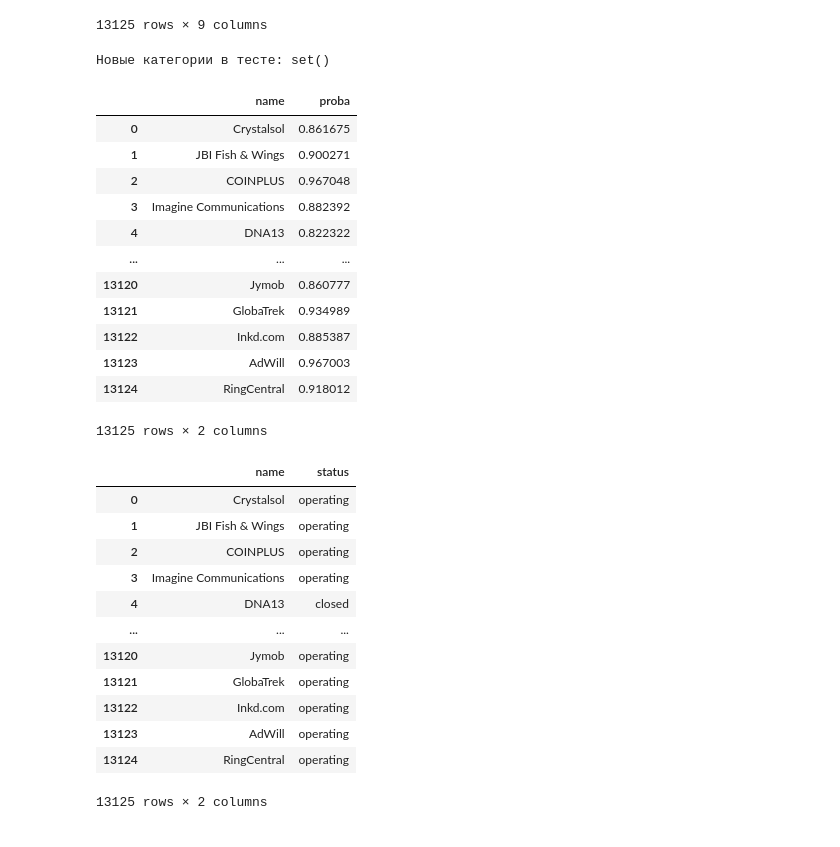
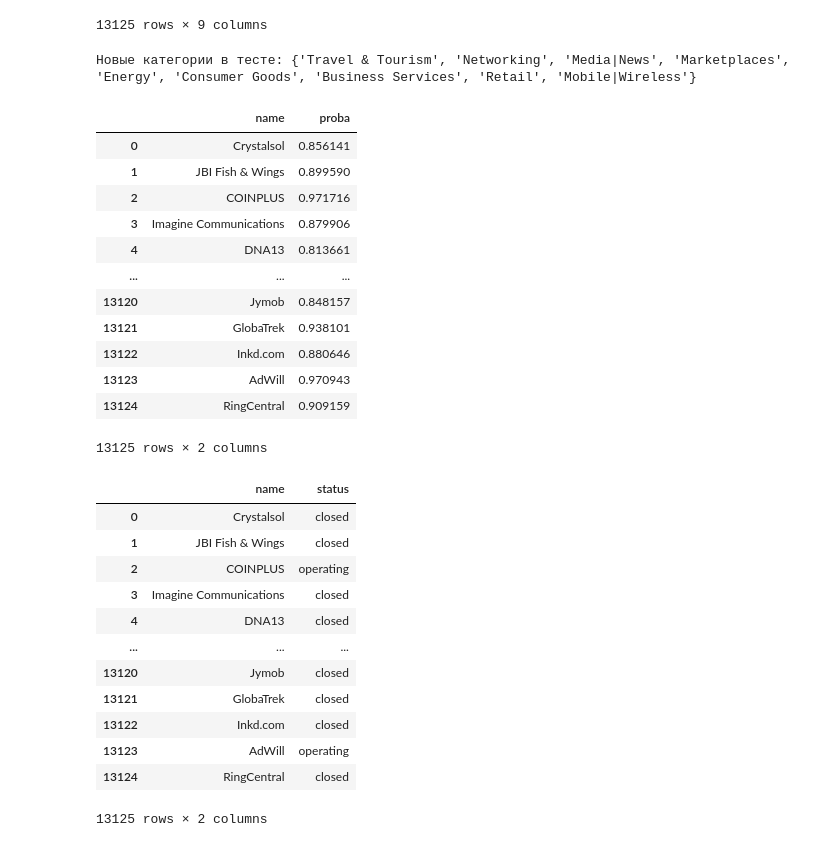
Before and after one commit to Moncervers/startup_closure_prediction, a Jupyter notebook: startup_close_prediction.ipynb, the cells around one changed output. Drawn from its saved outputs; the diff is of its cells as text; code cells hidden in the pictures.

```diff
--- a/startup_close_prediction.ipynb
+++ b/startup_close_prediction.ipynb
@@ -583,11 +588,11 @@ plt.show()
 # %%
 # Определяем пороги для каждого столбца
 thresholds = {
-    'category_list': 10,
-    'country_code': 10,
-    'state_code': 10,
-    'region': 10,
-    'city': 10
+    'category_list': 50,
+    'country_code': 50,
+    'state_code': 50,
+    'region': 50,
+    'city': 50
 }
 
 # Заменяем редкие значения
@@ -815,7 +820,15 @@ num_pipeline = Pipeline([
 ohe_pipeline = Pipeline([
     (
         'ImputerBeforeOhe',
+        SimpleImputer(strategy='most_frequent', missing_values=np.nan)
+    ),
+    (
+        'OneHotEncoder',
         OneHotEncoder(drop='first', handle_unknown='ignore', sparse_output=False)
+    ),
+    (
+        'ImputerAfterOhe',
+        SimpleImputer(strategy='most_frequent', missing_values=np.nan)
     )
 ])
 
@@ -881,8 +894,8 @@ param_grid = [
     # Сетка параметров для XGBoost
     {
         'model': [XGBClassifier(random_state=RANDOM_STATE, n_jobs=-1)],
-        'model__n_estimators': range(100, 1500, 100),
-        'model__max_depth': [3, 6, 9, ],
+        'model__n_estimators': range(100, 400, 50),
+        'model__max_depth': [4, 5, 6],
         'model__learning_rate': [0.01, 0.1, 0.3],  #TODO посмотреть, что означает и подобрать лучшие гиперпараметры
         'model__subsample': [0.8, 1.0],
         'model__colsample_bytree': [0.8, 1.0],
@@ -1067,7 +1123,7 @@ test_categories = X_test['category_list'].unique()
 new_categories = set(test_categories) - set(train_categories)
 print(f"Новые категории в тесте: {new_categories}")
 # %% [output]
-Новые категории в тесте: set()
+Новые категории в тесте: {'Travel & Tourism', 'Networking', 'Media|News', 'Marketplaces', 'Energy', 'Consumer Goods', 'Business Services', 'Retail', 'Mobile|Wireless'}
 # %%
 submission = pd.DataFrame({
     'name': test_df['name'],
@@ -1077,35 +1133,35 @@ submission = pd.DataFrame({
 submission
 # %% [output]
 |  | name | proba |
-| 0 | Crystalsol | 0.861675 |
-| 1 | JBI Fish & Wings | 0.900271 |
-| 2 | COINPLUS | 0.967048 |
-| 3 | Imagine Communications | 0.882392 |
-| 4 | DNA13 | 0.822322 |
+| 0 | Crystalsol | 0.856141 |
+| 1 | JBI Fish & Wings | 0.899590 |
+| 2 | COINPLUS | 0.971716 |
+| 3 | Imagine Communications | 0.879906 |
+| 4 | DNA13 | 0.813661 |
 | ... | ... | ... |
-| 13120 | Jymob | 0.860777 |
-| 13121 | GlobaTrek | 0.934989 |
-| 13122 | Inkd.com | 0.885387 |
-| 13123 | AdWill | 0.967003 |
-| 13124 | RingCentral | 0.918012 |
+| 13120 | Jymob | 0.848157 |
+| 13121 | GlobaTrek | 0.938101 |
+| 13122 | Inkd.com | 0.880646 |
+| 13123 | AdWill | 0.970943 |
+| 13124 | RingCentral | 0.909159 |
 13125 rows × 2 columns
 # %%
-submission['status'] = submission['proba'].apply(lambda x: 'operating' if x > 0.86 else 'closed')
+submission['status'] = submission['proba'].apply(lambda x: 'operating' if x > 0.96 else 'closed')
 submission = submission[['name', 'status']]
 submission
 # %% [output]
 |  | name | status |
-| 0 | Crystalsol | operating |
-| 1 | JBI Fish & Wings | operating |
+| 0 | Crystalsol | closed |
+| 1 | JBI Fish & Wings | closed |
 | 2 | COINPLUS | operating |
-| 3 | Imagine Communications | operating |
+| 3 | Imagine Communications | closed |
 | 4 | DNA13 | closed |
 | ... | ... | ... |
-| 13120 | Jymob | operating |
-| 13121 | GlobaTrek | operating |
-| 13122 | Inkd.com | operating |
+| 13120 | Jymob | closed |
+| 13121 | GlobaTrek | closed |
+| 13122 | Inkd.com | closed |
 | 13123 | AdWill | operating |
-| 13124 | RingCentral | operating |
+| 13124 | RingCentral | closed |
 13125 rows × 2 columns
 # %%
 submission.to_csv('submission.csv', index=False)
```
Also changed, not shown: parts of 12 cells of this notebook.
